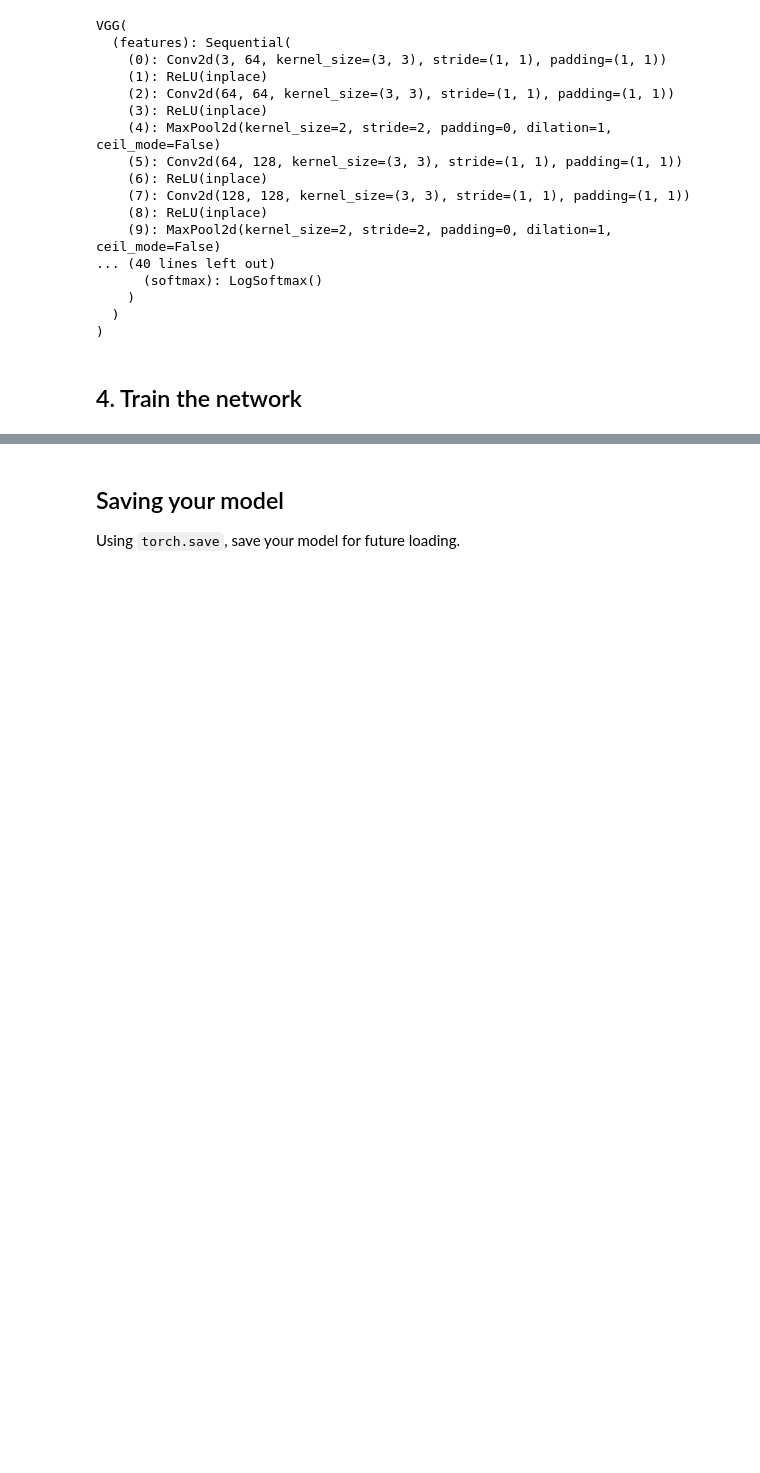
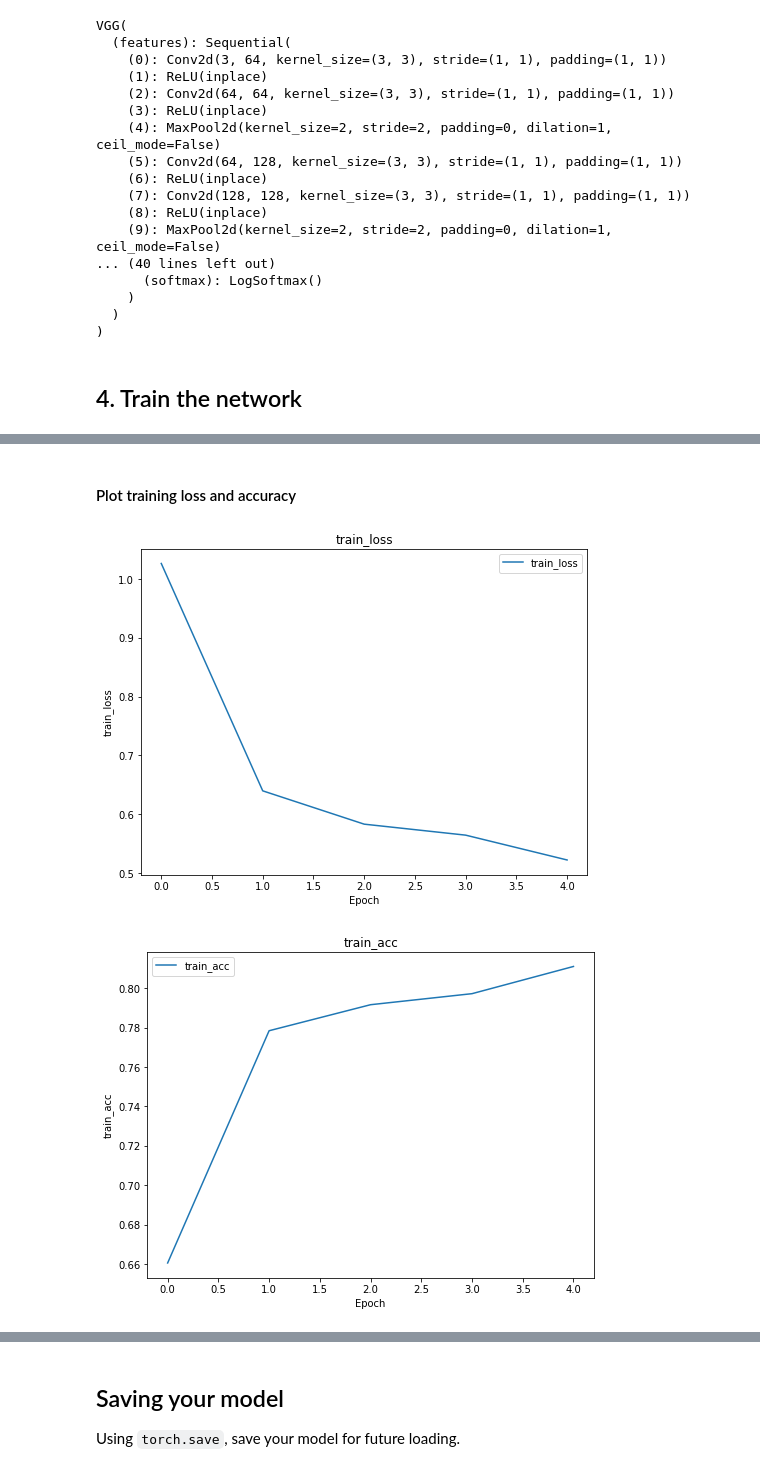
Before and after one commit to luisgj/nn-image-classifier, a Jupyter notebook: classifierV2.ipynb, the cells around one changed output, grey strips where cells are left out. Drawn from its saved outputs; the diff is of its cells as text; code cells hidden in the pictures; blank space fills up the shorter version.

```diff
--- a/classifierV2.ipynb
+++ b/classifierV2.ipynb
@@ -217,6 +217,7 @@ n_epochs = 5
 debug = True
 valid_loss_min = np.Inf # track change in validation loss
 history = []
+
 for epoch in range(1, n_epochs+1):
 
     # keep track of training and validation loss
@@ -258,10 +259,6 @@ for epoch in range(1, n_epochs+1):
     # Calculate average accuracy
     train_acc = train_acc / len(train_loader.sampler)
     history.append([train_loss, train_acc])
-    # Format history
-    history = pd.DataFrame(
-        history,
-        columns=['train_loss','train_acc'])
     # print training/validation statistics
     print(f'Epoch {epoch} | Training Loss: {train_loss:.4f} | Training Accuracy: {100 * train_acc:.2f}%')
 # %% [output]
@@ -285,13 +282,21 @@ Epoch 5 | Training Loss: 0.5393 | Training Accuracy: 80.86%
+# %% [markdown]
+#### Plot training loss and accuracy
 # %%
 # Plot
-plt.figure(figsize=(8, 6))
-for c in ['train_loss']:
-    plt.plot(
-        history[c], label=c)
-plt.legend()
-plt.xlabel('Epoch')
-plt.ylabel('Average Negative Log Likelihood')
-plt.title('Training Loss')
+history = pd.DataFrame(history,columns=['train_loss', 'train_acc'])
+def plot_metric(label):
+    plt.figure(figsize=(8, 6))
+    plt.plot(history[label], label=label)
+    plt.legend()
+    plt.xlabel('Epoch')
+    plt.ylabel(label)
+    plt.title(label)
+# %%
+plot_metric('train_loss')
+plot_metric('train_acc')
+# %% [output]
+[figure, added]
+[figure, added]
 # %%
 # track test loss
 test_loss = 0.0
```
Also changed, not shown: parts of 4 cells of this notebook.
